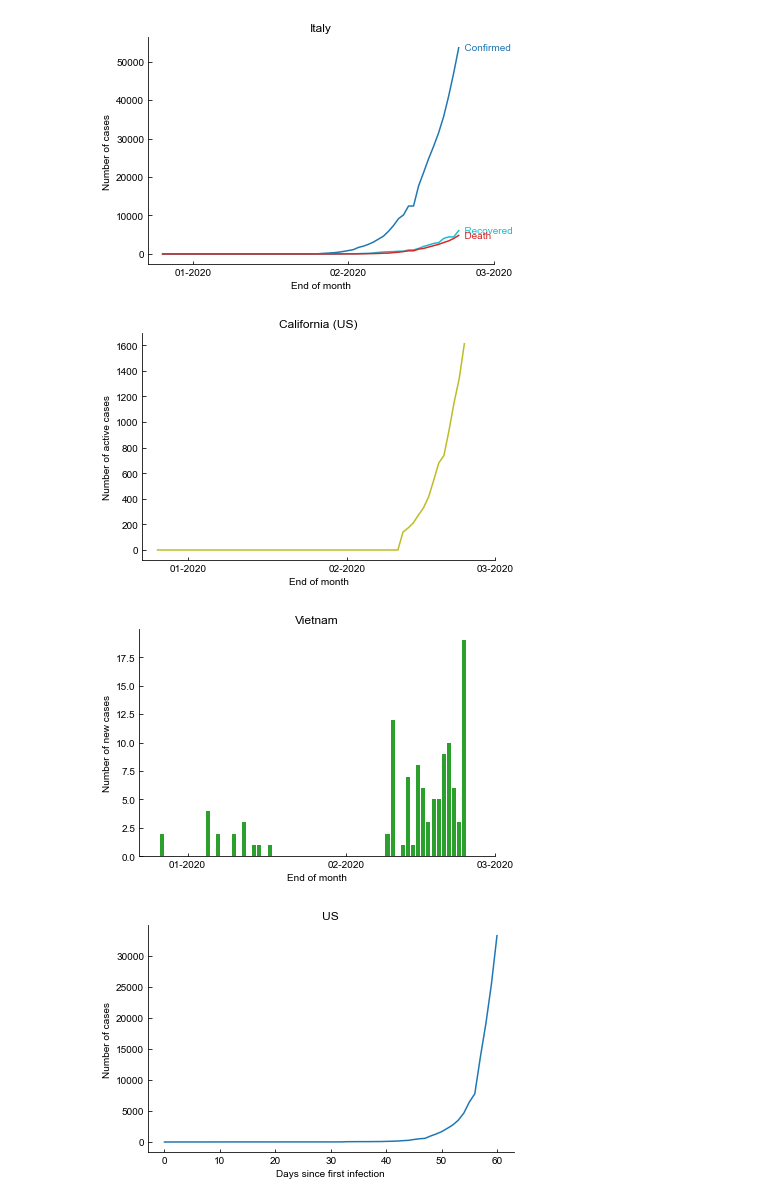
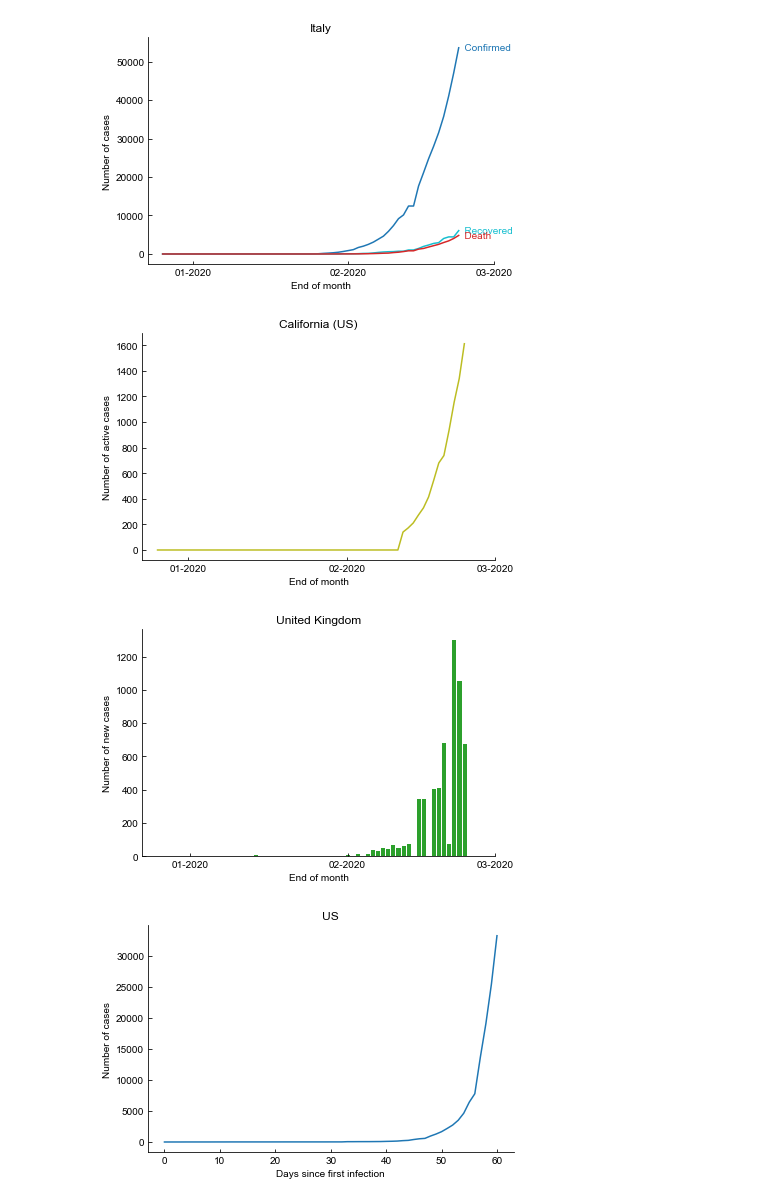
Before and after one commit to nna0702/coronavirus_2019, a Jupyter notebook: AnalysisExample.ipynb, the cells around one changed output. Drawn from its saved outputs; the diff is of its cells as text; code cells hidden in the pictures.

```diff
--- a/AnalysisExample.ipynb
+++ b/AnalysisExample.ipynb
@@ -4,20 +4,23 @@ import analysis
 # %%
 data = analysis.get_data()
 analysis.plot_case_by_country(data, 'Italy', None)
 analysis.plot_active_cases(data, 'US', 'California')
-analysis.plot_new_cases(data, 'Vietnam', None)
+analysis.plot_new_cases(data, 'United Kingdom', None)
 analysis.plot_first_infection(data, 'US', None)
 analysis.plot_compare_first_infection(data, ['US', 'United Kingdom', 'Singapore',
                                   'China', 'Italy', 'Korea, South',
                                   'Germany', 'Iran', 'Vietnam'])
+analysisplot_compare_first_death(data, ['US', 'United Kingdom', 'Singapore',
+                                    'China', 'Italy', 'Korea, South',
+                                    'Germany', 'Iran', 'Vietnam'])
 # %% [output]
 Saved to plots/case_by_country.pdf
 Saved to plots/active_case_by_country.pdf
 Saved to plots/daily_case_by_country.pdf
 Saved to plots/case_first_infection.pdf
 Saved to plots/compare_first_infection.pdf
 [figure]
 [figure]
-[figure, old version]
+[figure, new version]
 [figure]
 [figure]
```
